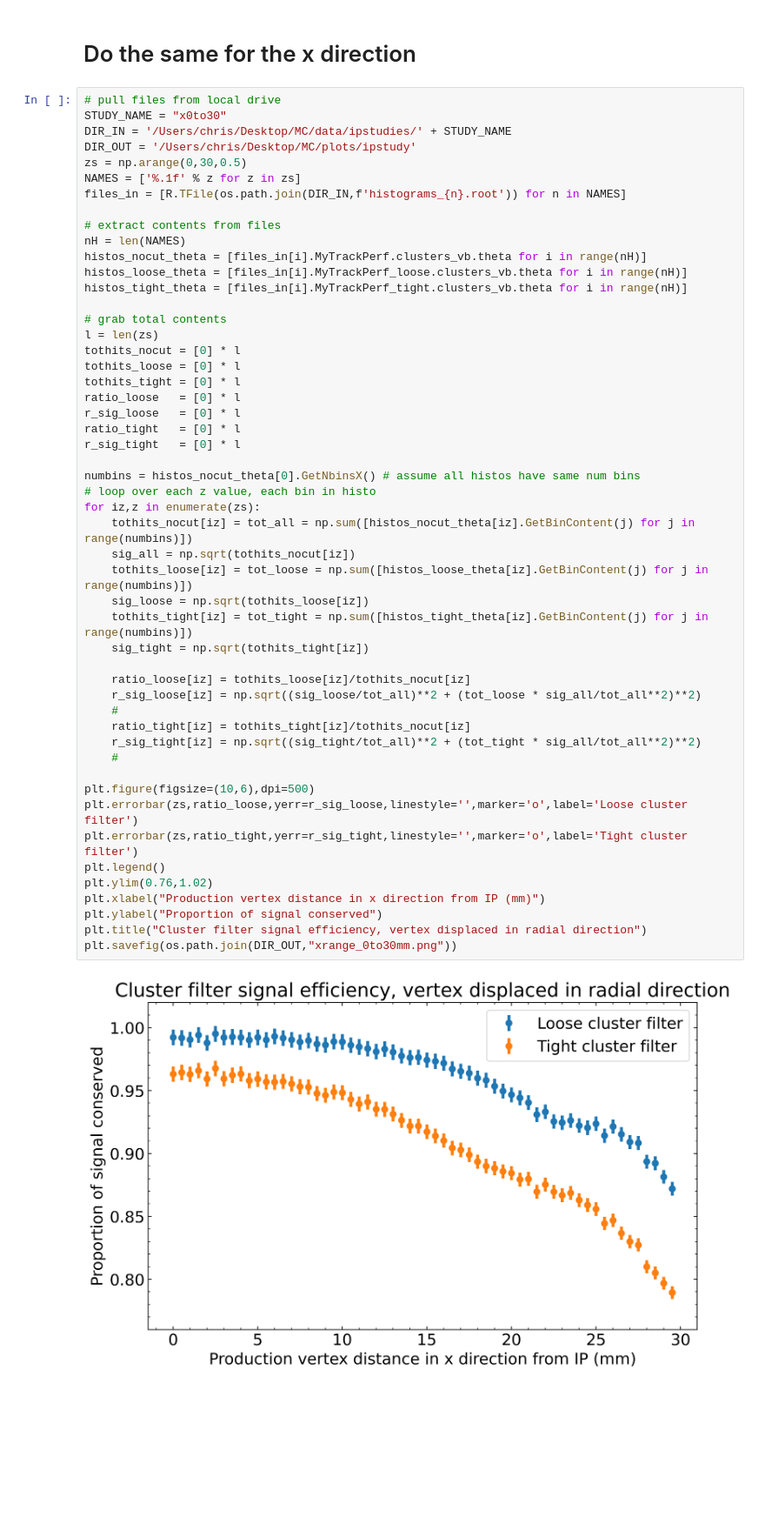
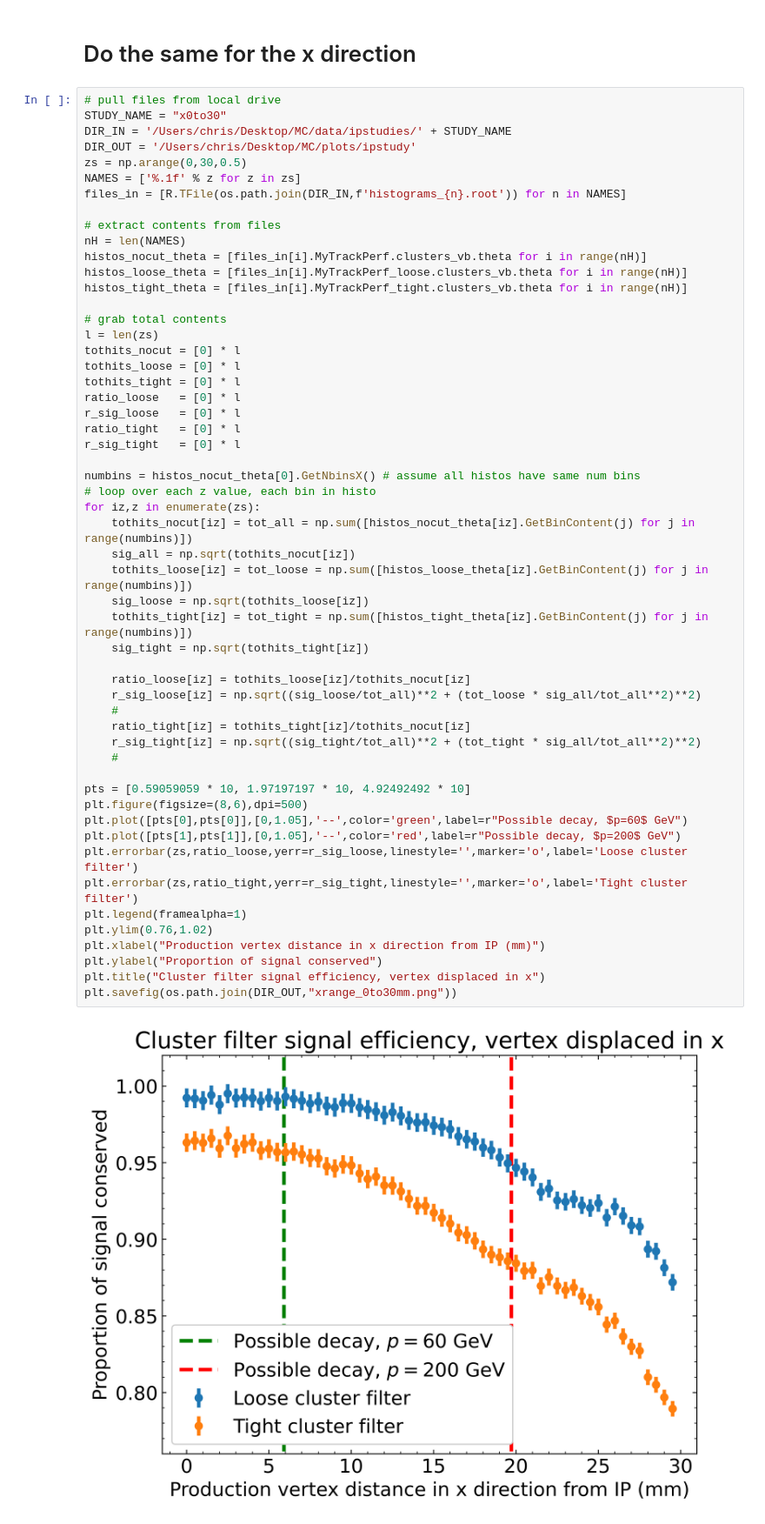
Before and after one commit to chrissellgren/MC_analysis, a Jupyter notebook: IP offset signal efficiency study.ipynb, the cells around one changed output. Shown: that part at 87% size. Saved outputs shown, nothing was run; the diff lists cells and outputs as text; blank space fills up the shorter version.

Commit message:
updated with ex decay pts

```diff
--- a/IP offset signal efficiency study.ipynb
+++ b/IP offset signal efficiency study.ipynb
@@ -100,34 +102,37 @@ tothits_loose = [0] * l
 tothits_tight = [0] * l
 ratio_loose   = [0] * l
 r_sig_loose   = [0] * l
 ratio_tight   = [0] * l
 r_sig_tight   = [0] * l
 
 numbins = histos_nocut_theta[0].GetNbinsX() # assume all histos have same num bins
 # loop over each z value, each bin in histo
 for iz,z in enumerate(zs):
     tothits_nocut[iz] = tot_all = np.sum([histos_nocut_theta[iz].GetBinContent(j) for j in range(numbins)])
     sig_all = np.sqrt(tothits_nocut[iz])
     tothits_loose[iz] = tot_loose = np.sum([histos_loose_theta[iz].GetBinContent(j) for j in range(numbins)])
     sig_loose = np.sqrt(tothits_loose[iz])
     tothits_tight[iz] = tot_tight = np.sum([histos_tight_theta[iz].GetBinContent(j) for j in range(numbins)])
     sig_tight = np.sqrt(tothits_tight[iz])
 
     ratio_loose[iz] = tothits_loose[iz]/tothits_nocut[iz]
     r_sig_loose[iz] = np.sqrt((sig_loose/tot_all)**2 + (tot_loose * sig_all/tot_all**2)**2)
     #
     ratio_tight[iz] = tothits_tight[iz]/tothits_nocut[iz]
     r_sig_tight[iz] = np.sqrt((sig_tight/tot_all)**2 + (tot_tight * sig_all/tot_all**2)**2)
     #
 
-plt.figure(figsize=(10,6),dpi=500)
+pts = [0.59059059 * 10, 1.97197197 * 10, 4.92492492 * 10]
+plt.figure(figsize=(8,6),dpi=500)
+plt.plot([pts[0],pts[0]],[0,1.05],'--',color='green',label=r"Possible decay, $p=60$ GeV")
+plt.plot([pts[1],pts[1]],[0,1.05],'--',color='red',label=r"Possible decay, $p=200$ GeV")
 plt.errorbar(zs,ratio_loose,yerr=r_sig_loose,linestyle='',marker='o',label='Loose cluster filter')
 plt.errorbar(zs,ratio_tight,yerr=r_sig_tight,linestyle='',marker='o',label='Tight cluster filter')
-plt.legend()
+plt.legend(framealpha=1)
 plt.ylim(0.76,1.02)
 plt.xlabel("Production vertex distance in x direction from IP (mm)")
 plt.ylabel("Proportion of signal conserved")
-plt.title("Cluster filter signal efficiency, vertex displaced in radial direction")
+plt.title("Cluster filter signal efficiency, vertex displaced in x")
 plt.savefig(os.path.join(DIR_OUT,"xrange_0to30mm.png"))
 # %% [output]
-[figure, old version]
+[figure, new version]
```
Also changed, not shown: parts of 2 cells of this notebook.
